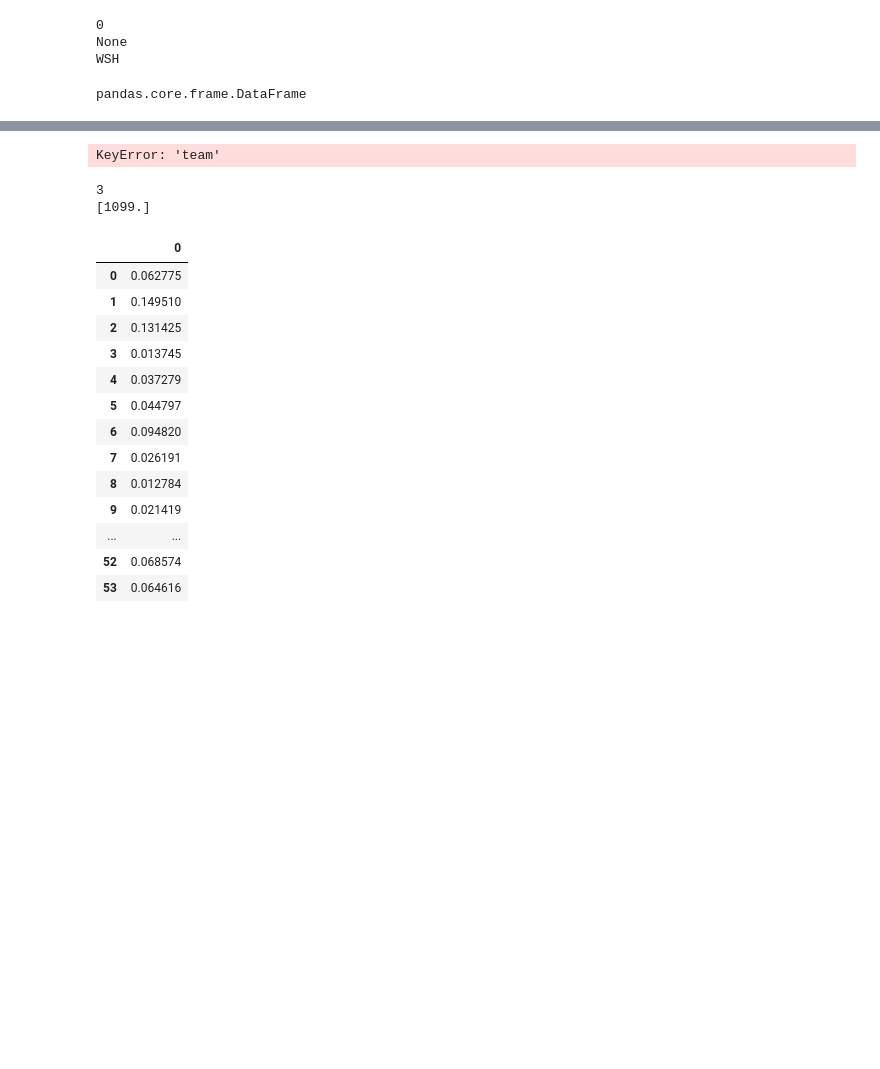
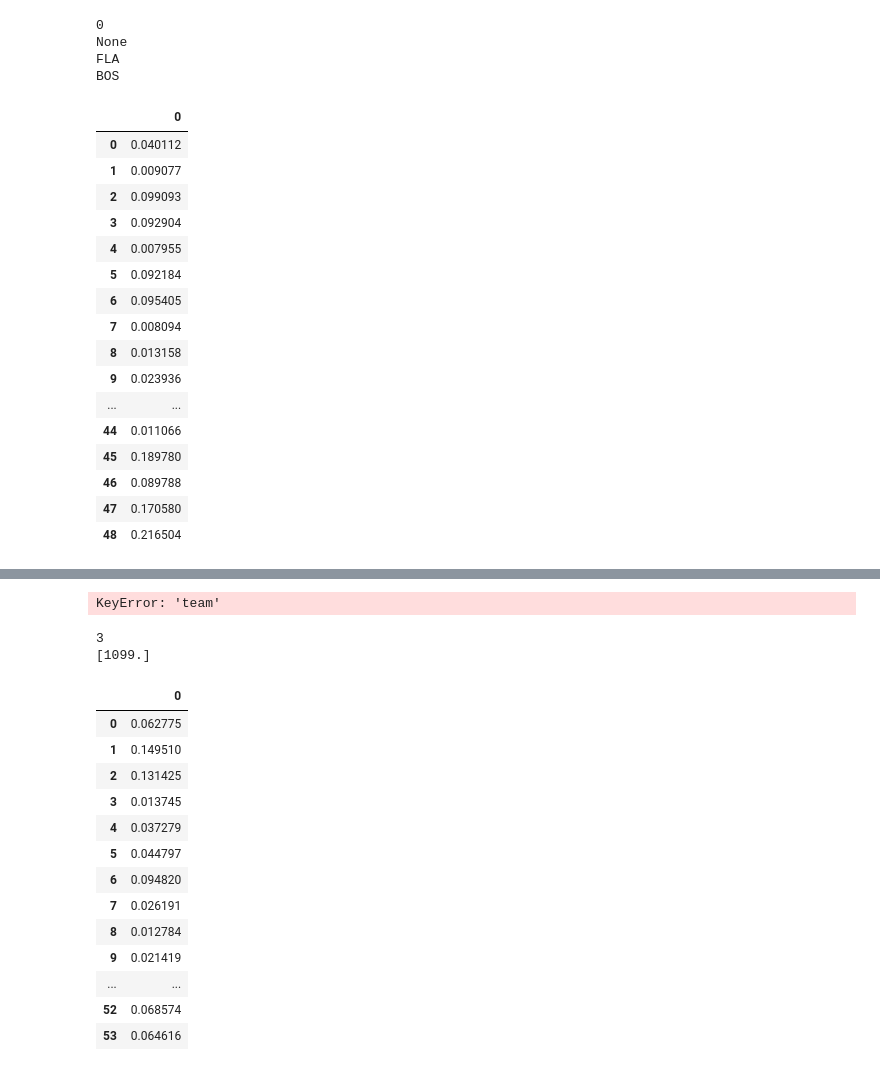
Before and after one commit to Hazot/Hockey-Score-Prediction-Tool, a Jupyter notebook: ift6758/ift6758/client/test_client.ipynb, the cells around one changed output, grey strips where cells are left out. Drawn from its saved outputs; the diff is of its cells as text; code cells hidden in the pictures; blank space fills up the shorter version.

```diff
--- a/ift6758/ift6758/client/test_client.ipynb
+++ b/ift6758/ift6758/client/test_client.ipynb
@@ -16,44 +16,48 @@ version = '1.0.0'
 
 print(Game_client.gameId)
 print(Game_client.game_ended)
-game_id = 2021020329 # int or str ??
+# game_id = 2021020329 # int or str ??
+# game_id = 2021020336
+game_id = 2022020504
+
 df = Game_client.process_query(game_id, model_name=model) # model_name="..."
 df
 
 teams = df['team'].unique()
 print((teams[0]))
-
-# out = Serving_client.download_registry_model(workspace, model, version)
-
-
-
-# pred = Serving_client.predict(df)
-# pred
-
-
-# print(Game_client.gameId)
-# Game_client.gameId = game_id
-# print(Game_client.game_ended)
-# print(df)
-
-# df1 = Game_client.process_query(game_id) # model_name="..."
-# print(df1)
+print((teams[1]))
 # %% [output]
 0
 None
-WSH
+FLA
+BOS
 # %%
-
 out = Serving_client.download_registry_model(workspace, model, version)
 pred_MODEL = Serving_client.predict(df)
 
 # df = pd.DataFrame(df, columns=Serving_client.features)
 # df['Model Output'] = pred_MODEL
 
 df
-type(pred_MODEL)
+pred_MODEL
 # %% [output]
-pandas.core.frame.DataFrame
+|  | 0 |
+| 0 | 0.040112 |
+| 1 | 0.009077 |
+| 2 | 0.099093 |
+| 3 | 0.092904 |
+| 4 | 0.007955 |
+| 5 | 0.092184 |
+| 6 | 0.095405 |
+| 7 | 0.008094 |
+| 8 | 0.013158 |
+| 9 | 0.023936 |
+| ... | ... |
+| 44 | 0.011066 |
+| 45 | 0.189780 |
+| 46 | 0.089788 |
+| 47 | 0.170580 |
+| 48 | 0.216504 |
 # %%
 def calculate_game_goals(df: pd.DataFrame, pred):
     """
```
Also changed, not shown: parts of 9 cells of this notebook, 3 other files.
